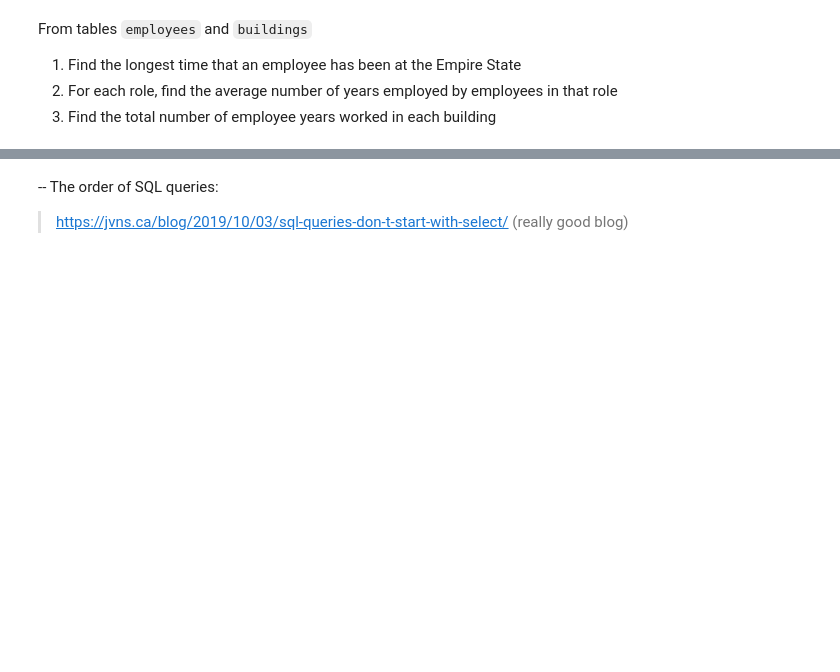
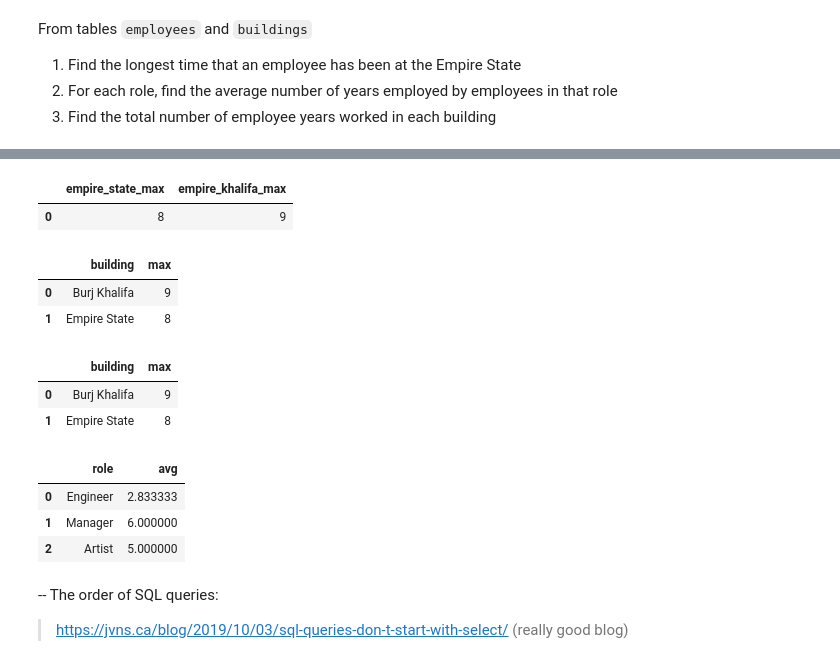
Before and after one commit to natmceoldo/55_DAPT_nat, a Jupyter notebook: Classes/Week09/sql-connection.ipynb, the cells around one changed output, grey strips where cells are left out. Drawn from its saved outputs; the diff is of its cells as text; code cells hidden in the pictures; blank space fills up the shorter version.

```diff
--- a/Classes/Week09/sql-connection.ipynb
+++ b/Classes/Week09/sql-connection.ipynb
@@ -961,3 +1025,70 @@ From tables `employees` and `buildings`
+# %%
+#1
+query = '''
+    SELECT
+        max(case when building='Empire State' then years_employed else null end) as empire_state_max,
+        max(case when building='Burj Khalifa' then years_employed else null end) as empire_khalifa_max
+    FROM
+        employees
+'''
+
+pd.read_sql(query, conn)
+# %% [output]
+|  | empire_state_max | empire_khalifa_max |
+| 0 | 8 | 9 |
+# %%
+#1
+query = '''
+    SELECT
+        building,
+        max(years_employed)
+    FROM
+        employees
+    WHERE building is not null
+    GROUP BY building
+'''
+
+pd.read_sql(query, conn)
+# %% [output]
+|  | building | max |
+| 0 | Burj Khalifa | 9 |
+| 1 | Empire State | 8 |
+# %%
+# 2
+
+query = '''
+    SELECT
+        building,
+        max(years_employed)
+    FROM
+        employees
+    WHERE building is not null
+    GROUP BY building
+'''
+
+pd.read_sql(query, conn)
+# %% [output]
+|  | building | max |
+| 0 | Burj Khalifa | 9 |
+| 1 | Empire State | 8 |
+# %%
+# 3
+
+query = '''
+    SELECT
+        role,
+        avg(years_employed)
+    FROM
+        employees
+    GROUP BY role
+'''
+
+pd.read_sql(query, conn)
+# %% [output]
+|  | role | avg |
+| 0 | Engineer | 2.833333 |
+| 1 | Manager | 6.000000 |
+| 2 | Artist | 5.000000 |
 # %% [markdown]
 -- The order of SQL queries:
 > https://jvns.ca/blog/2019/10/03/sql-queries-don-t-start-with-select/ (really good blog)
```
Also changed, not shown: parts of 11 cells of this notebook, 2 other files.
